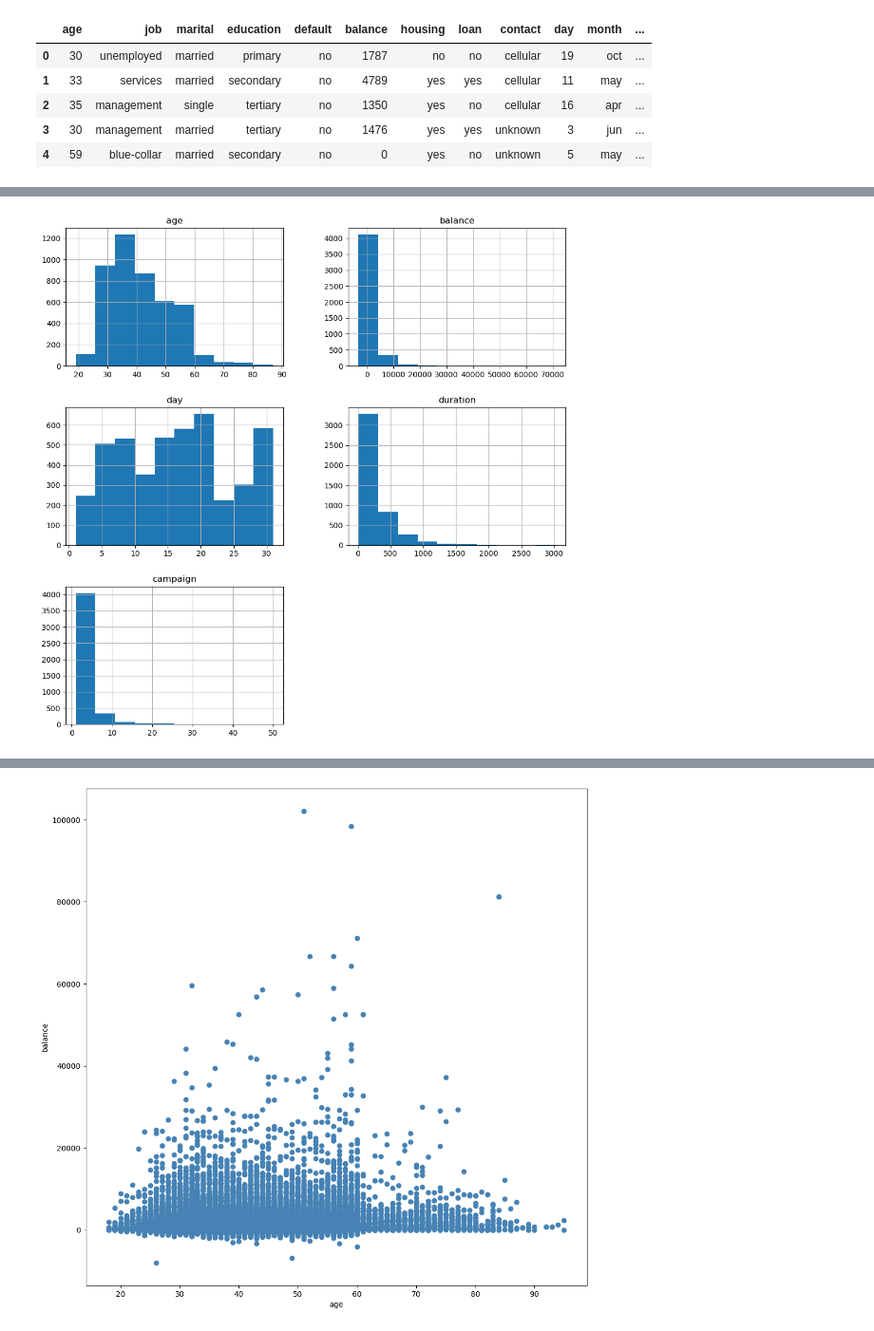
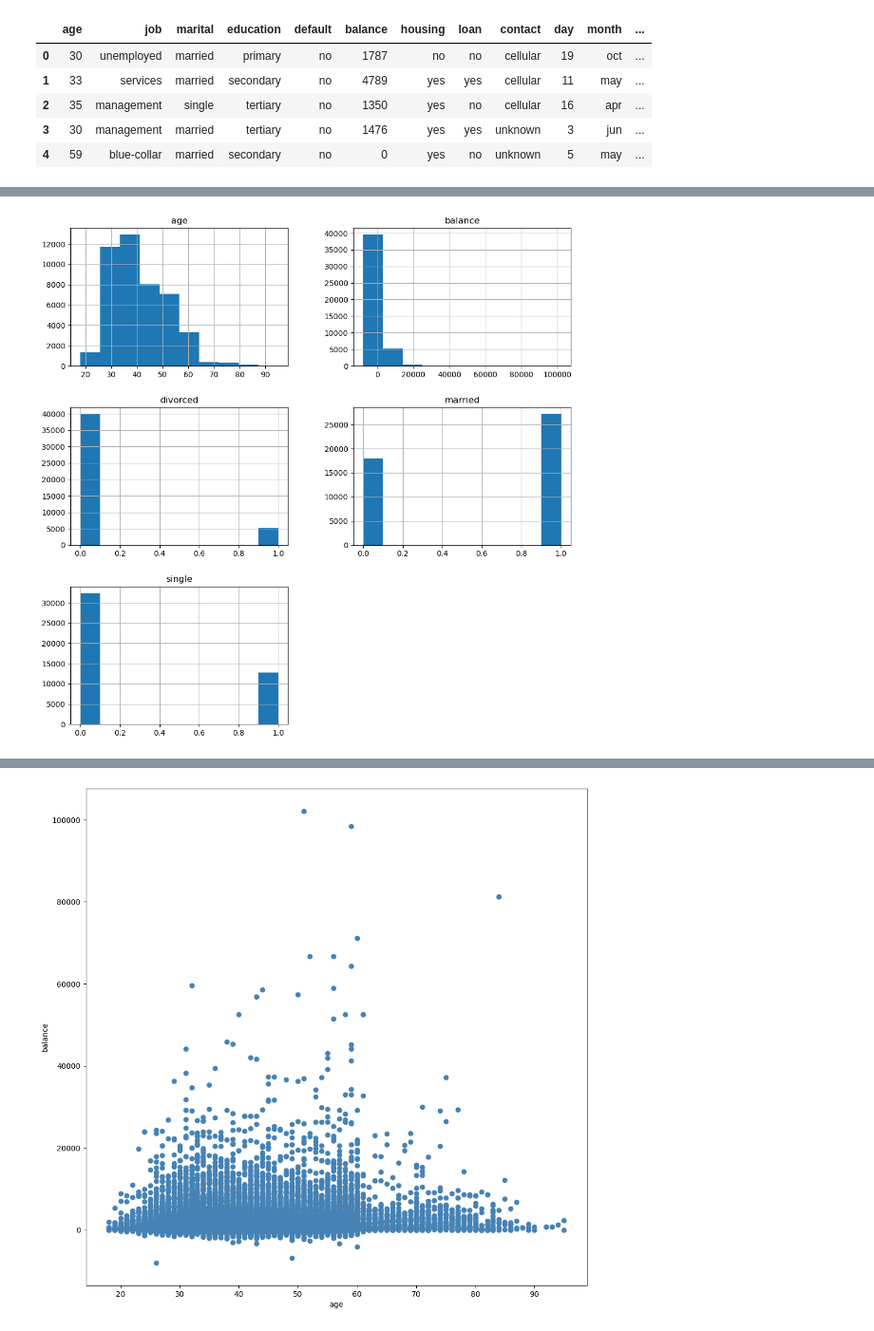
Before and after one commit to melsagin/datasciencetemp, a Jupyter notebook: execise/6-exercise_solutios.ipynb, the cells around one changed output, grey strips where cells are left out. Shown: that part at 95% size. Saved outputs shown, nothing was run; the diff lists cells and outputs as text; code cells hidden in the pictures.

```diff
--- a/execise/6-exercise_solutios.ipynb
+++ b/execise/6-exercise_solutios.ipynb
@@ -113,0 +112,5 @@ dtype: int64
+# %%
+#numpy dizileri dataframe dönüşümü
+print(list(range(45211))) #medeni halin bulundugu kisim bir array ve 45211 tane elemanimiz var bu sekilde onları listeleyip yazdirabiliriz.
+sonuc = pd.DataFrame(data=marital, index = range(45211), columns = ['divorced','married','single']) #pandas kütüphanesinden yararlanarak dataframe objesi oluşturuldu.
+print(sonuc)
@@ -113,0 +133,4 @@ dtype: int64
+# %%
+# 'marital' sütunu silinir ve yeni bir DataFrame'e atanır
+sonuc2 = train_df.drop('marital', axis=1)
+print(sonuc2)
@@ -113,0 +155,4 @@ dtype: int64
+# %%
+#dataframe birleştirme işlemi
+s=pd.concat([sonuc,sonuc2], axis=1) #eklemek anlamina gelir iki veriyi birleştirmesi
+print(s)
@@ -113,0 +177,3 @@ dtype: int64
+# %%
+train_s = s[['age', 'balance', 'divorced', 'married', 'single']]
+print(train_s)
@@ -165,9 +361,9 @@ ts_df = test_df[['age', 'balance', 'day', 'duration', 'campaign']]
 # %%
 plt.rcParams['figure.figsize'] = (12,12)
-viz = ts_df[['age', 'balance', 'day', 'duration', 'campaign']]
+viz = train_s[['age', 'balance', 'divorced', 'married', 'single']]
 viz.hist()
 plt.show()
 # %% [output]
-[figure, old version]
+[figure, new version]
 # %%
 plt.rcParams['figure.figsize'] = (12,12)
```
Also changed, not shown: parts of 30 cells of this notebook.
